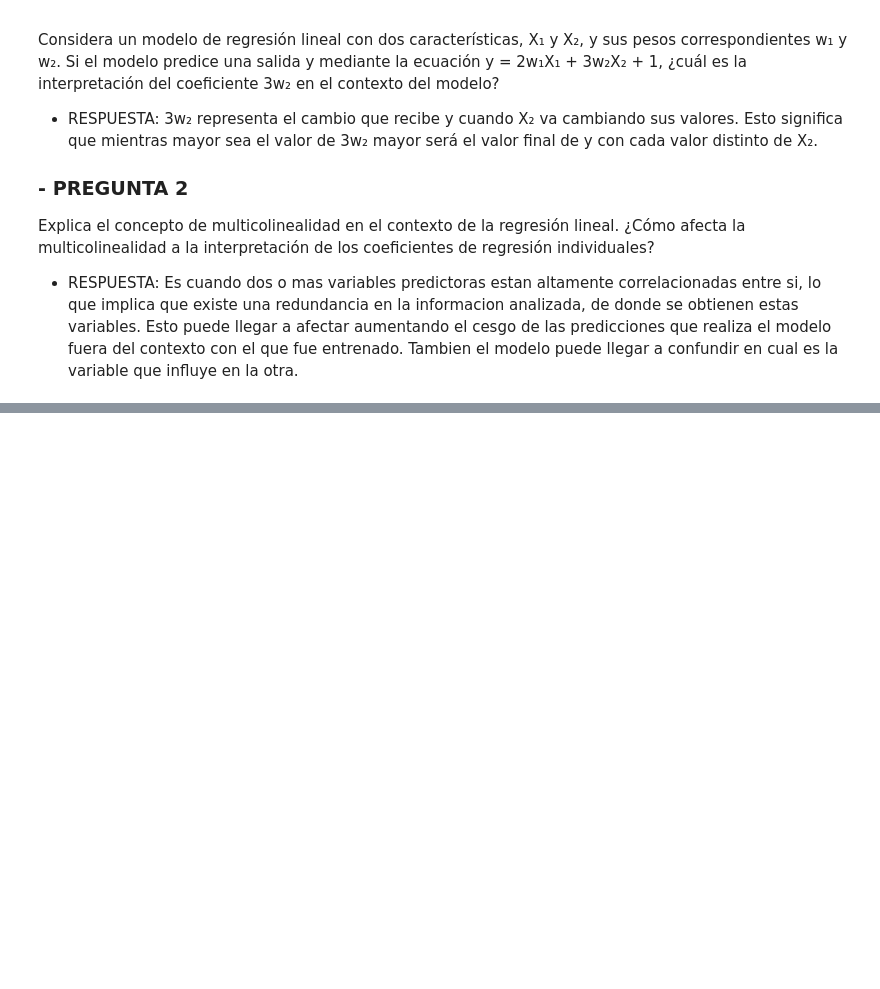
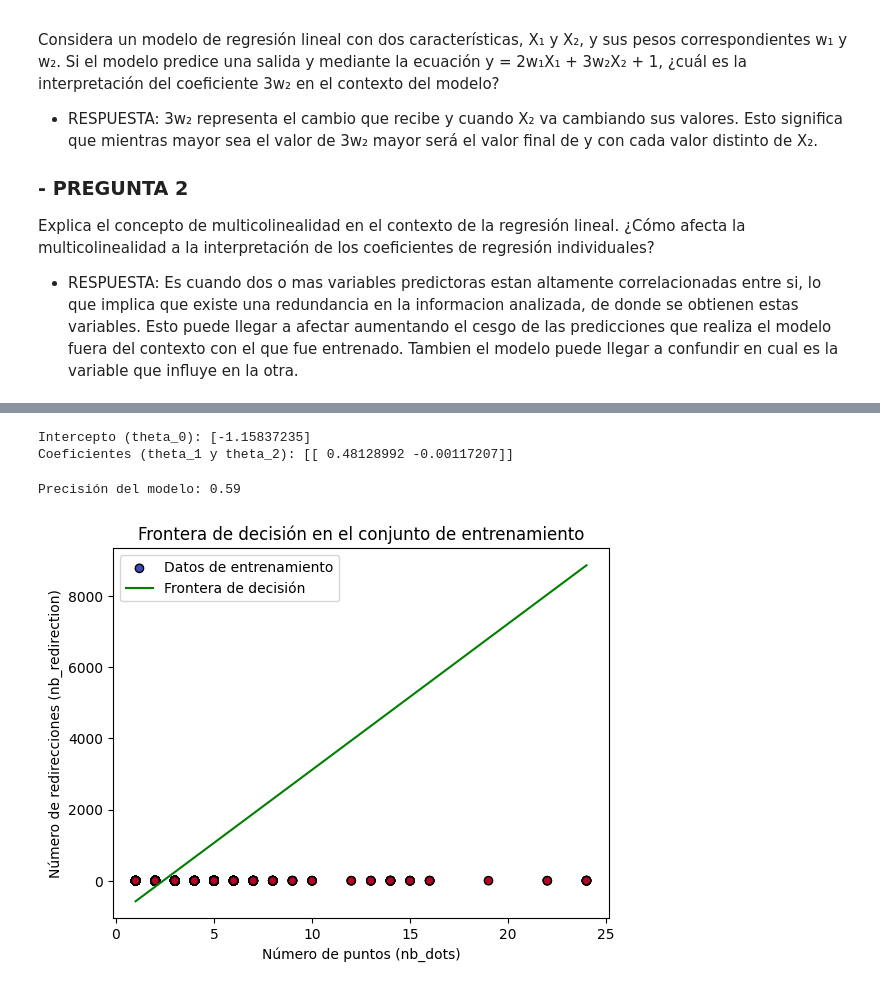
Before and after one commit to DiegoGarV/Lab01-IA, a Jupyter notebook: lab1.ipynb, the cells around one changed output, grey strips where cells are left out. Cells and saved outputs as stored; diff of their text form; code cells hidden in the pictures; blank space fills up the shorter version.

```diff
--- a/lab1.ipynb
+++ b/lab1.ipynb
@@ -31,0 +173,59 @@ dataset =
+# %%
+# Versión usando librerias
+
+from sklearn.model_selection import train_test_split
+
+# Seleccionar las variables de interés
+X = dataset[['nb_dots', 'nb_redirection']].values
+y = dataset['status_encoded'].values
+
+# Dividir el dataset en entrenamiento (80%) y prueba (20%)
+X_train, X_test, y_train, y_test = train_test_split(X, y, test_size=0.2, random_state=42, stratify=y)
+# %%
+from sklearn.linear_model import LogisticRegression
+
+# Crear el modelo
+model = LogisticRegression()
+
+# Entrenar el modelo con el conjunto de entrenamiento
+model.fit(X_train, y_train)
+
+# Imprimir los coeficientes aprendidos
+print("Intercepto (theta_0):", model.intercept_)
+print("Coeficientes (theta_1 y theta_2):", model.coef_)
+# %% [output]
+Intercepto (theta_0): [-1.15837235]
+Coeficientes (theta_1 y theta_2): [[ 0.48128992 -0.00117207]]
+# %%
+from sklearn.metrics import accuracy_score
+
+# Predecir las etiquetas para el conjunto de prueba
+y_pred = model.predict(X_test)
+
+# Calcular la precisión
+accuracy = accuracy_score(y_test, y_pred) * 100
+print(f"Precisión del modelo: {accuracy:.2f}%")
+# %% [output]
+Precisión del modelo: 0.59
+# %%
+import matplotlib.pyplot as plt
+import numpy as np
+
+# Graficar los puntos del conjunto de entrenamiento
+plt.scatter(X_train[:, 0], X_train[:, 1], c=y_train, cmap='coolwarm', edgecolors='k', label='Datos de entrenamiento')
+
+# Calcular la frontera de decisión
+x_values = np.linspace(np.min(X_train[:, 0]), np.max(X_train[:, 0]), 100)  # Rango de nb_dots
+y_values = -(model.intercept_ + model.coef_[0, 0] * x_values) / model.coef_[0, 1]  # nb_redirection
+
+# Graficar la frontera
+plt.plot(x_values, y_values, label='Frontera de decisión', color='green')
+
+# Etiquetas y leyenda
+plt.xlabel('Número de puntos (nb_dots)')
+plt.ylabel('Número de redirecciones (nb_redirection)')
+plt.legend()
+plt.title('Frontera de decisión en el conjunto de entrenamiento')
+plt.show()
+# %% [output]
+[figure, added]
```
Also changed, not shown: parts of 14 cells of this notebook.
